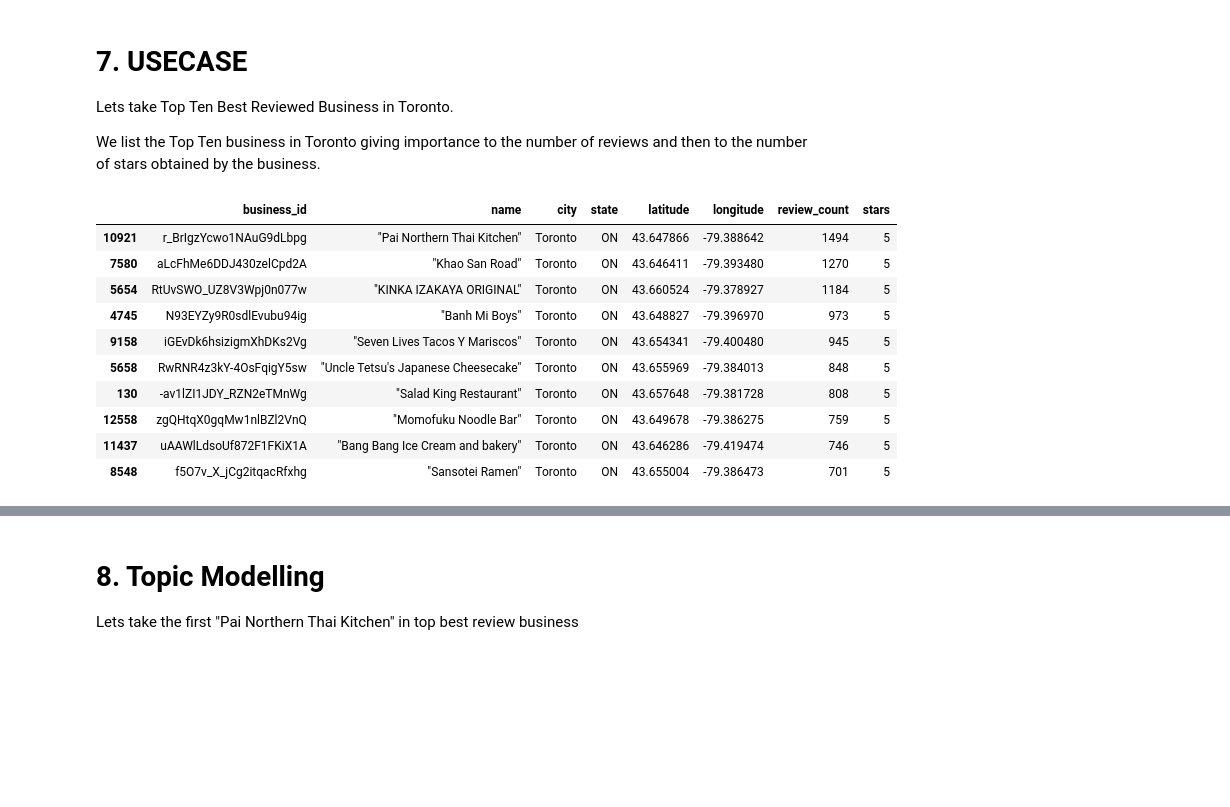
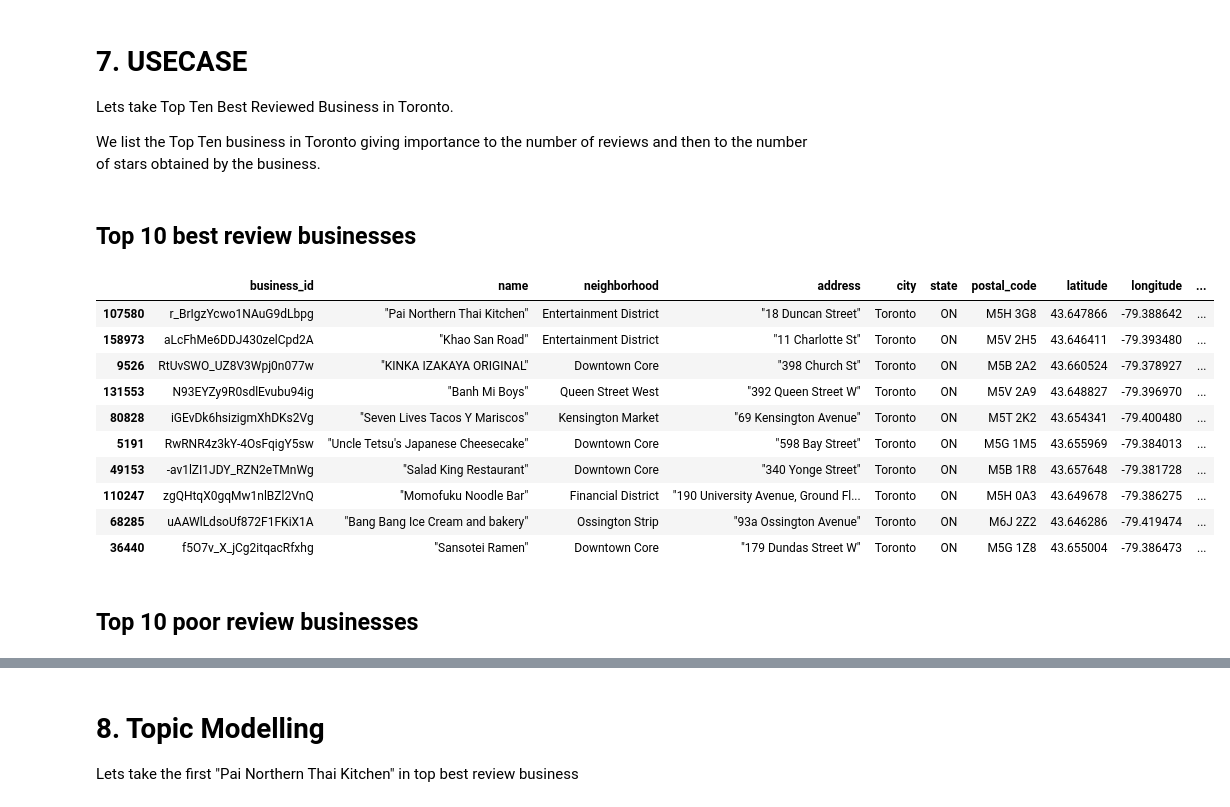
Before and after one commit to labeebklatif-school/case-studies-grp-2, a Jupyter notebook: main.ipynb, the cells around one changed output, grey strips where cells are left out. Drawn from its saved outputs; the diff is of its cells as text; code cells hidden in the pictures; blank space fills up the shorter version.

```diff
--- a/main.ipynb
+++ b/main.ipynb
@@ -223,20 +223,23 @@ toronto_business_reviews = original_business_df[original_business_df["city"] ==
 
 # Sort by 'review_count' and 'stars' in descending order
 toronto_business_reviews = toronto_business_reviews.sort_values(by=["review_count", "stars"], ascending=[False, False])
-
-toronto_business_reviews = sorted_df.head(10)
-
-# Get the top 10 best review businesses
-toronto_business_reviews.head(10)
-# %% [output]
-|  | business_id | name | city | state | latitude | longitude | review_count | stars |
-| 10921 | r_BrIgzYcwo1NAuG9dLbpg | "Pai Northern Thai Kitchen" | Toronto | ON | 43.647866 | -79.388642 | 1494 | 5 |
-| 7580 | aLcFhMe6DDJ430zelCpd2A | "Khao San Road" | Toronto | ON | 43.646411 | -79.393480 | 1270 | 5 |
-| 5654 | RtUvSWO_UZ8V3Wpj0n077w | "KINKA IZAKAYA ORIGINAL" | Toronto | ON | 43.660524 | -79.378927 | 1184 | 5 |
-| 4745 | N93EYZy9R0sdlEvubu94ig | "Banh Mi Boys" | Toronto | ON | 43.648827 | -79.396970 | 973 | 5 |
-| 9158 | iGEvDk6hsizigmXhDKs2Vg | "Seven Lives Tacos Y Mariscos" | Toronto | ON | 43.654341 | -79.400480 | 945 | 5 |
-| 5658 | RwRNR4z3kY-4OsFqigY5sw | "Uncle Tetsu's Japanese Cheesecake" | Toronto | ON | 43.655969 | -79.384013 | 848 | 5 |
-| 130 | -av1lZI1JDY_RZN2eTMnWg | "Salad King Restaurant" | Toronto | ON | 43.657648 | -79.381728 | 808 | 5 |
-| 12558 | zgQHtqX0gqMw1nlBZl2VnQ | "Momofuku Noodle Bar" | Toronto | ON | 43.649678 | -79.386275 | 759 | 5 |
-| 11437 | uAAWlLdsoUf872F1FKiX1A | "Bang Bang Ice Cream and bakery" | Toronto | ON | 43.646286 | -79.419474 | 746 | 5 |
-| 8548 | f5O7v_X_jCg2itqacRfxhg | "Sansotei Ramen" | Toronto | ON | 43.655004 | -79.386473 | 701 | 5 |
+# %% [markdown]
+## Top 10 best review businesses
+# %%
+# Get the top 10 best review businesses
+toronto_top_review_business = toronto_business_reviews.head(10)
+toronto_top_review_business
+# %% [output]
+|  | business_id | name | neighborhood | address | city | state | postal_code | latitude | longitude | ... |
+| 107580 | r_BrIgzYcwo1NAuG9dLbpg | "Pai Northern Thai Kitchen" | Entertainment District | "18 Duncan Street" | Toronto | ON | M5H 3G8 | 43.647866 | -79.388642 | ... |
+| 158973 | aLcFhMe6DDJ430zelCpd2A | "Khao San Road" | Entertainment District | "11 Charlotte St" | Toronto | ON | M5V 2H5 | 43.646411 | -79.393480 | ... |
+| 9526 | RtUvSWO_UZ8V3Wpj0n077w | "KINKA IZAKAYA ORIGINAL" | Downtown Core | "398 Church St" | Toronto | ON | M5B 2A2 | 43.660524 | -79.378927 | ... |
+| 131553 | N93EYZy9R0sdlEvubu94ig | "Banh Mi Boys" | Queen Street West | "392 Queen Street W" | Toronto | ON | M5V 2A9 | 43.648827 | -79.396970 | ... |
+| 80828 | iGEvDk6hsizigmXhDKs2Vg | "Seven Lives Tacos Y Mariscos" | Kensington Market | "69 Kensington Avenue" | Toronto | ON | M5T 2K2 | 43.654341 | -79.400480 | ... |
+| 5191 | RwRNR4z3kY-4OsFqigY5sw | "Uncle Tetsu's Japanese Cheesecake" | Downtown Core | "598 Bay Street" | Toronto | ON | M5G 1M5 | 43.655969 | -79.384013 | ... |
+| 49153 | -av1lZI1JDY_RZN2eTMnWg | "Salad King Restaurant" | Downtown Core | "340 Yonge Street" | Toronto | ON | M5B 1R8 | 43.657648 | -79.381728 | ... |
+| 110247 | zgQHtqX0gqMw1nlBZl2VnQ | "Momofuku Noodle Bar" | Financial District | "190 University Avenue, Ground Fl... | Toronto | ON | M5H 0A3 | 43.649678 | -79.386275 | ... |
+| 68285 | uAAWlLdsoUf872F1FKiX1A | "Bang Bang Ice Cream and bakery" | Ossington Strip | "93a Ossington Avenue" | Toronto | ON | M6J 2Z2 | 43.646286 | -79.419474 | ... |
+| 36440 | f5O7v_X_jCg2itqacRfxhg | "Sansotei Ramen" | Downtown Core | "179 Dundas Street W" | Toronto | ON | M5G 1Z8 | 43.655004 | -79.386473 | ... |
+# %% [markdown]
+## Top 10 poor review businesses
```
Also changed, not shown: parts of 16 cells of this notebook.
